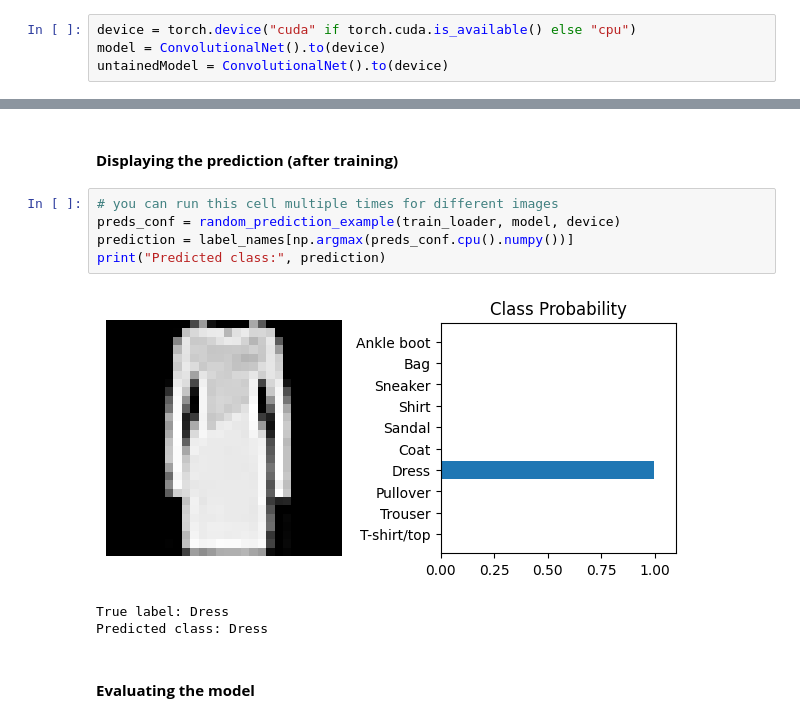
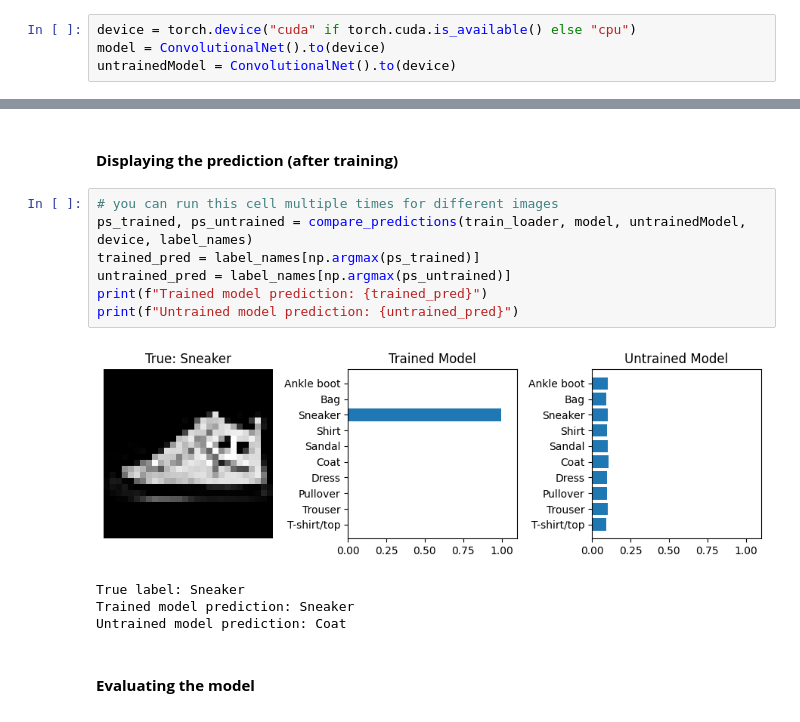
Before and after one commit to RotemWeijel/Fashion-MNIST-Classification, a Jupyter notebook: MNIST_Classification.ipynb, the cells around one changed output, grey strips where cells are left out. Cells and saved outputs as stored; diff of their text form.

```diff
--- a/MNIST_Classification.ipynb
+++ b/MNIST_Classification.ipynb
@@ -307,7 +352,7 @@ class ConvolutionalNet(nn.Module):
 # %%
 device = torch.device("cuda" if torch.cuda.is_available() else "cpu")
 model = ConvolutionalNet().to(device)
-untainedModel = ConvolutionalNet().to(device)
+untrainedModel = ConvolutionalNet().to(device)
 # %% [markdown]
 #### **Displaying the prediction (before training)**
 # %%
@@ -397,13 +442,16 @@ Epoch 20, Train Loss: 0.294, Val Loss: 0.306
 #### **Displaying the prediction (after training)**
 # %%
 # you can run this cell multiple times for different images
-preds_conf = random_prediction_example(train_loader, model, device)
-prediction = label_names[np.argmax(preds_conf.cpu().numpy())]
-print("Predicted class:", prediction)
+ps_trained, ps_untrained = compare_predictions(train_loader, model, untrainedModel, device, label_names)
+trained_pred = label_names[np.argmax(ps_trained)]
+untrained_pred = label_names[np.argmax(ps_untrained)]
+print(f"Trained model prediction: {trained_pred}")
+print(f"Untrained model prediction: {untrained_pred}")
 # %% [output]
-[figure, old version]
+[figure, new version]
-True label: Dress
-Predicted class: Dress
+True label: Sneaker
+Trained model prediction: Sneaker
+Untrained model prediction: Coat
 # %% [markdown]
 
 
```
Also changed, not shown: parts of 7 cells of this notebook.
